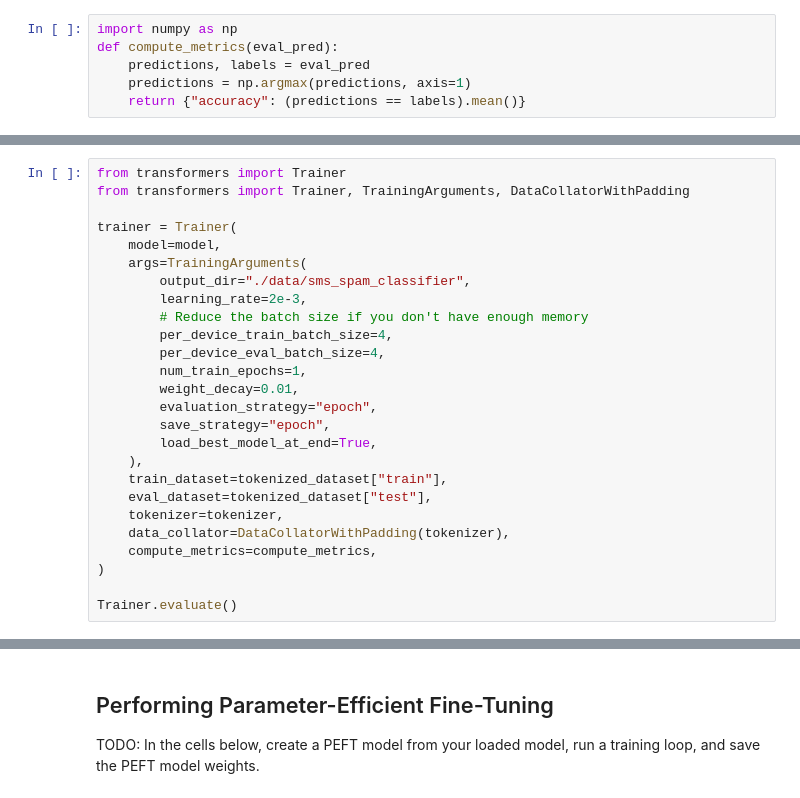
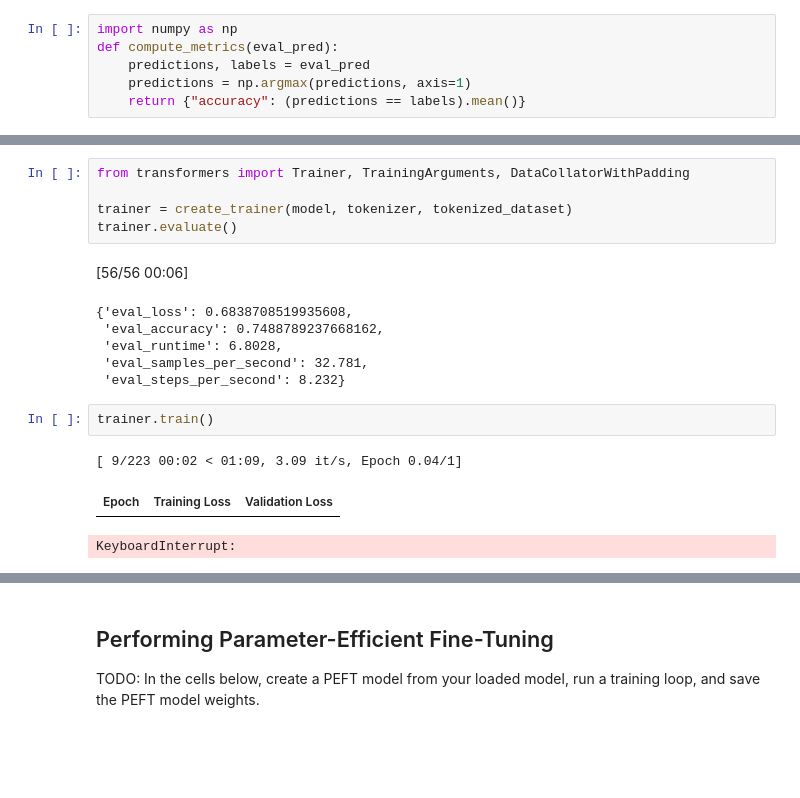
Before and after one commit to TUMAAA/udacity-nano-degree-generative-ai, a Jupyter notebook: project1_peft_for_text_classification/LightweightFineTuning.ipynb, the cells around one changed output, grey strips where cells are left out. Saved outputs shown, nothing was run; the diff lists cells and outputs as text; blank space fills up the shorter version.

```diff
--- a/project1_peft_for_text_classification/LightweightFineTuning.ipynb
+++ b/project1_peft_for_text_classification/LightweightFineTuning.ipynb
@@ -71,26 +111,18 @@ def compute_metrics(eval_pred):
 # %%
-from transformers import Trainer
 from transformers import Trainer, TrainingArguments, DataCollatorWithPadding
 
-trainer = Trainer(
-    model=model,
-    args=TrainingArguments(
-        output_dir="./data/sms_spam_classifier",
-        learning_rate=2e-3,
-        # Reduce the batch size if you don't have enough memory
-        per_device_train_batch_size=4,
-        per_device_eval_batch_size=4,
-        num_train_epochs=1,
-        weight_decay=0.01,
-        evaluation_strategy="epoch",
-        save_strategy="epoch",
-        load_best_model_at_end=True,
-    ),
-    train_dataset=tokenized_dataset["train"],
-    eval_dataset=tokenized_dataset["test"],
-    tokenizer=tokenizer,
-    data_collator=DataCollatorWithPadding(tokenizer),
-    compute_metrics=compute_metrics,
-)
-
-Trainer.evaluate()
+trainer = create_trainer(model, tokenizer, tokenized_dataset)
+trainer.evaluate()
+# %% [output]
+[56/56 00:06]
+{'eval_loss': 0.6838708519935608,
+ 'eval_accuracy': 0.7488789237668162,
+ 'eval_runtime': 6.8028,
+ 'eval_samples_per_second': 32.781,
+ 'eval_steps_per_second': 8.232}
+# %%
+trainer.train()
+# %% [output]
+[ 9/223 00:02 < 01:09, 3.09 it/s, Epoch 0.04/1]
+| Epoch | Training Loss | Validation Loss |
+KeyboardInterrupt:
```
Also changed, not shown: parts of 11 cells of this notebook, 1 other file.
